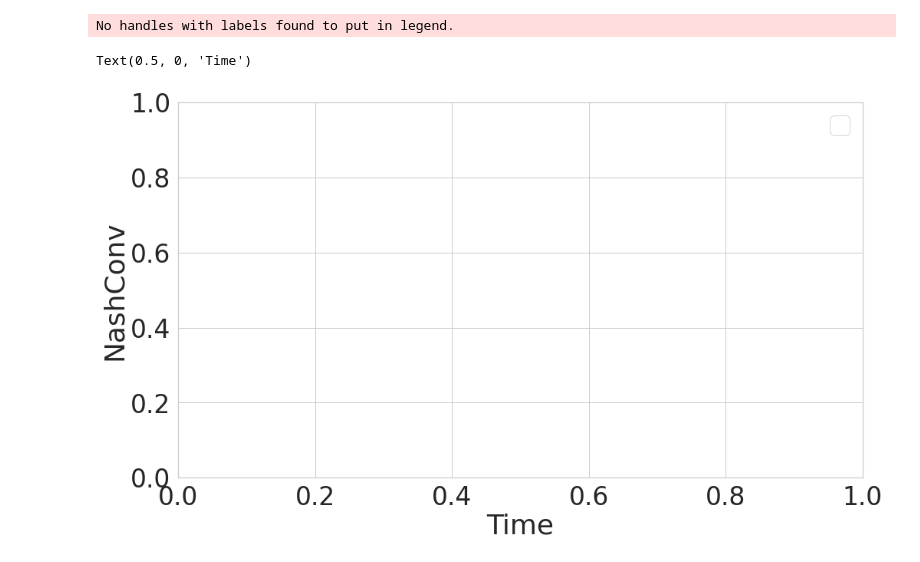
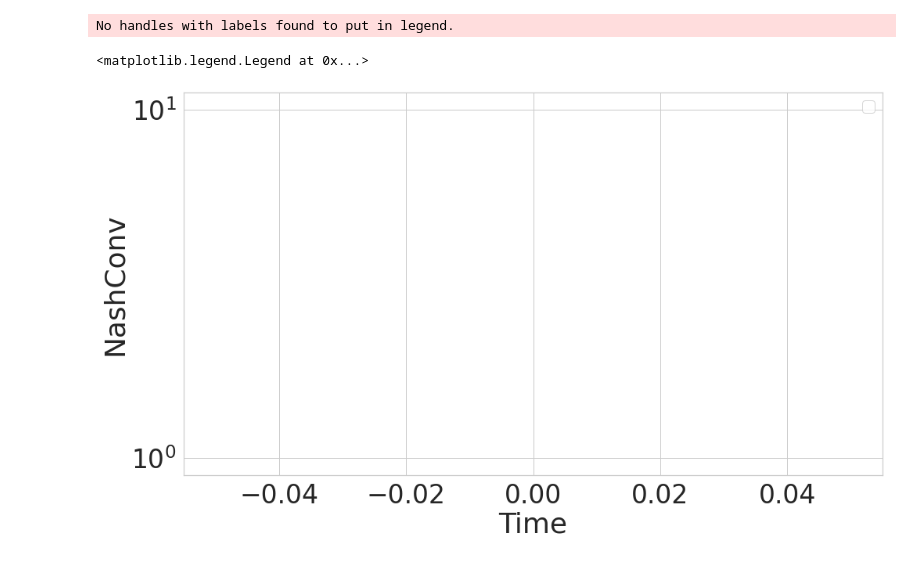
Before and after one commit to newmanne/open_spiel, a Jupyter notebook: open_spiel/python/examples/notebooks/ExperimentAnalyzer.ipynb, the cells around one changed output. Cells and saved outputs as stored; diff of their text form; code cells hidden in the pictures.

```diff
--- a/open_spiel/python/examples/notebooks/ExperimentAnalyzer.ipynb
+++ b/open_spiel/python/examples/notebooks/ExperimentAnalyzer.ipynb
@@ -20,26 +22,29 @@ Populating the interactive namespace from numpy and matplotlib
 # %%
 series = []
 experiment_dir = '/shared/outputs/'
-EXPERIMENT = 'auctions5'
+EXPERIMENT = 'new_params'
 for checkpoint_file in glob.glob(f'{experiment_dir}/{EXPERIMENT}/*/solving_checkpoints/checkpoint_latest.pkl'):
     with open(checkpoint_file, 'rb') as f:
         checkpoint = pickle.load(f)
         nash_conv_history = checkpoint['nash_conv_history']
+        models = checkpoint['policy']
         series.append({
             'name': checkpoint['name'],
-            'data': nash_conv_history
+            'data': nash_conv_history,
+            'models': models,
         })
 # %%
 sns.set_theme(style="whitegrid", font_scale=3)
 plt.figure(figsize=(16,9))
 for s in series:
     x = [a[1] for a in s['data']]
     y = [a[2] for a in s['data']]
     plt.plot(x, y, label=s['name'], linewidth=3)
-plt.legend()
 plt.ylabel('NashConv')
 plt.xlabel('Time')
+plt.semilogy()
+plt.legend(fontsize=20)
 # %% [output]
 No handles with labels found to put in legend.
-Text(0.5, 0, 'Time')
+<matplotlib.legend.Legend at 0x...>
-[figure, old version]
+[figure, new version]
```
Also changed, not shown: parts of 3 cells of this notebook, 10 other files.
